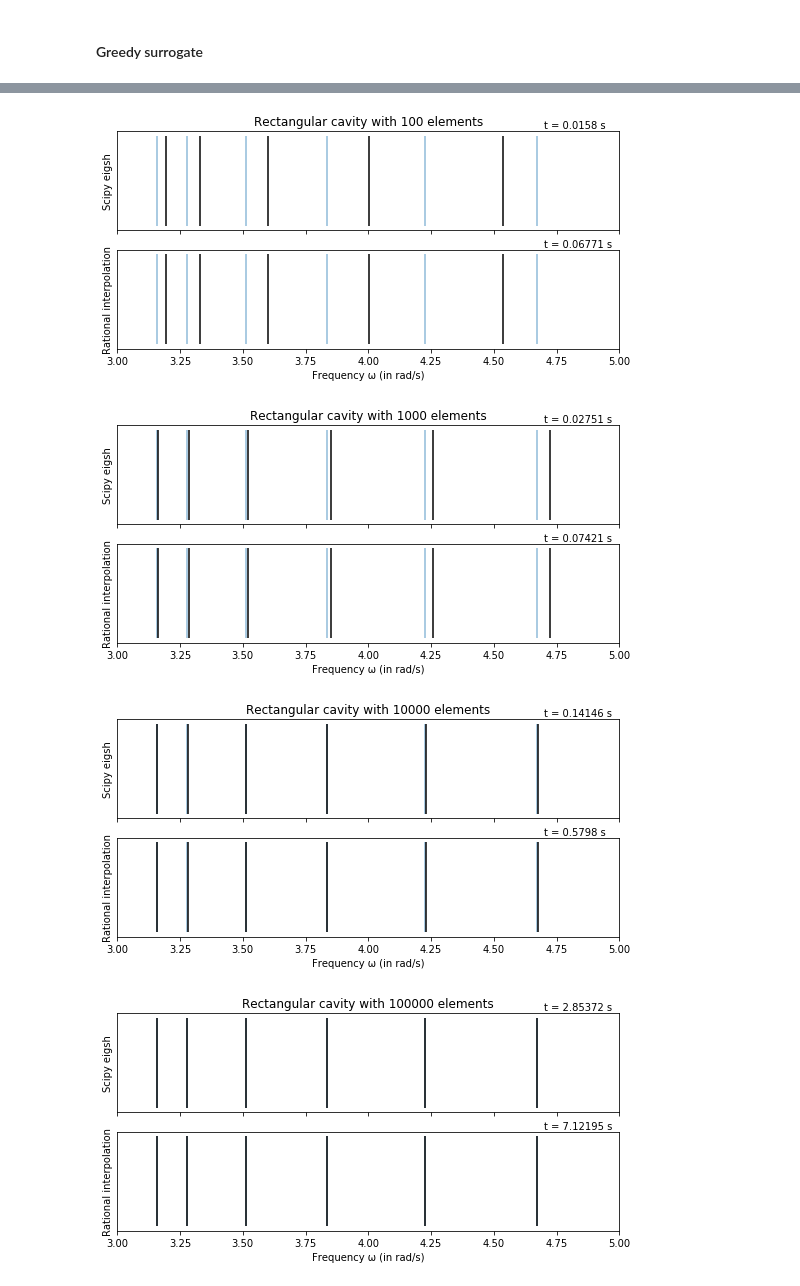
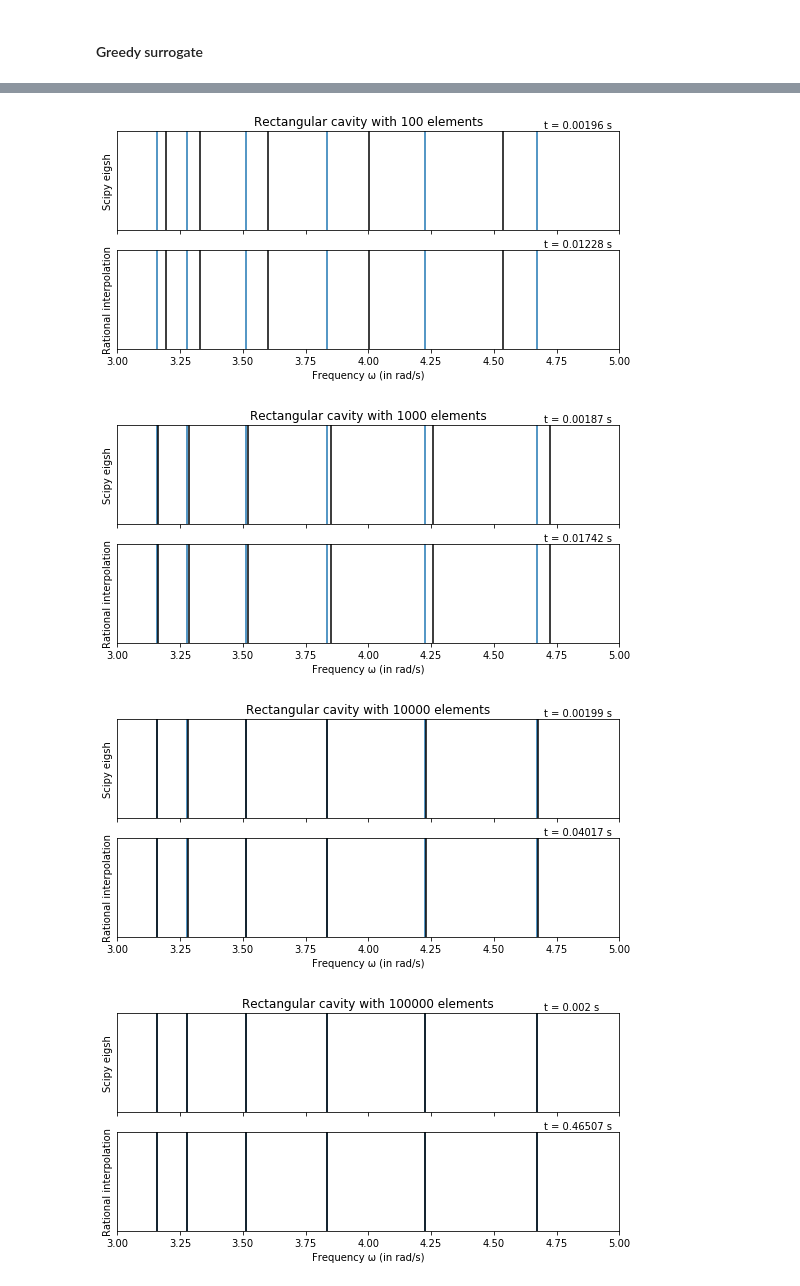
Before and after one commit to FMatti/Maxwell-MRI, a Jupyter notebook: examples/rectangular_cavity/rectangular_cavity.ipynb, the cells around one changed output, grey strips where cells are left out. Saved outputs shown, nothing was run; the diff lists cells and outputs as text; code cells hidden in the pictures.

```diff
--- a/examples/rectangular_cavity/rectangular_cavity.ipynb
+++ b/examples/rectangular_cavity/rectangular_cavity.ipynb
@@ -20,9 +20,9 @@ Lx, Ly = 5.0, 1.0
 Nx, Ny = 101, 21
 m = 1
 g_N = fen.Expression('sin(x[1]*m*pi/Ly)', degree=2, Ly=Ly, m=m)
-WG = RectangularCavity(Lx=Lx, Ly=Ly, Nx=Nx, Ny=Ny, g_N=g_N)
-WG.setup()
-WG.plot_g_N()
+RC = RectangularCavity(Lx=Lx, Ly=Ly, Nx=Nx, Ny=Ny, g_N=g_N)
+RC.setup()
+RC.plot_g_N()
 # %% [output]
 [figure]
 # %% [markdown]
@@ -35,10 +35,10 @@ WG.plot_solution()
 # %%
 class trace(fen.SubDomain):
     def inside(self, x, on_boundary):
-        return on_boundary and fen.near(x[0], 0.0) and x[1]>0.0 and x[1]<WG.Ly
+        return on_boundary and fen.near(x[0], 0.0) and x[1]>0.0 and x[1]<RC.Ly
 
-#VS = VectorSpaceL2(WG, trace())
-VS = VectorSpaceL2(WG)
+#VS = VectorSpaceL2(RC, trace())
+VS = VectorSpaceL2(RC)
 # %%
 fig, ax = plt.subplots(8, 1, figsize=(6, 15), sharex=True)
 
@@ -118,0 +99,4 @@ time.time() - t0
+# %%
+snapshots = RC.get_solution(tonumpy=True, trace=VS.get_trace())
+omegas = RC.get_frequency()
+%timeit MRI.compute_surrogate(snapshots, omegas)
@@ -121,36 +107,41 @@ time.time() - t0
 # %%
 Lx, Ly = 5.0, 1.0
 m = 1
 g_N = fen.Expression('sin(x[1]*m*pi/Ly)', degree=2, Ly=Ly, m=m)
 
 a = 3
 b = 5
+omegas = np.linspace(a, b, 100)
 
 for N in np.logspace(2, 5, 4, dtype=int):
-    WG = RectangularCavity(Lx=Lx, Ly=Ly, Nx=int(pow(N*Lx/(Lx+Ly), 0.5)), Ny=int(pow(N*Ly/(Lx+Ly), 0.5)), g_N=g_N)
-    WG.setup()
-    VS = VectorSpaceL2(WG)
+    RC = RectangularCavity(Lx=Lx, Ly=Ly, Nx=int(pow(N*Lx/(Lx+Ly), 0.5)), Ny=int(pow(N*Ly/(Lx+Ly), 0.5)), g_N=g_N)
+    RC.setup()
+    RC.solve(omegas)
+    snapshots = RC.get_solution(tonumpy=True, trace=VS.get_trace())
+    VS = VectorSpaceL2(RC)
     fig, ax = plt.subplots(2, 1, figsize=(9, 4), sharex=True)
-    helpers.plot_analytical_eigenfrequencies(ax[0], WG, a, b, alpha=0.5, color='C0')
-    t_FE = helpers.plot_numerical_eigenfrequencies(ax[0], WG, a, b, k=6, timer=True)
-    helpers.plot_analytical_eigenfrequencies(ax[1], WG, a, b, alpha=0.5, color='C0')
     t0 = time.time()
-    MRI = MinimalRationalInterpolation(WG, VS)
-    MRI.compute_surrogate('greedy', a, b, tol=1e-3, n=1000)
-    helpers.plot_interpolatory_eigenfrequencies(ax[1], MRI, VS)
+    helpers.plot_lines(ax[0], RC.get_analytical_eigenfrequencies(a, b), color='C0')
+    t_FE = time.time() - t0
+    helpers.plot_lines(ax[0], RC.get_numerical_eigenfrequencies(a, b))
+    helpers.plot_lines(ax[1], RC.get_analytical_eigenfrequencies(a, b), color='C0')
+    t0 = time.time()
+    MRI = MinimalRationalInterpolation(VS)
+    MRI.compute_surrogate(snapshots, omegas, greedy=True, tol=1e-2)
+    helpers.plot_lines(ax[1], MRI.get_interpolatory_eigenfrequencies(only_real=True))
     t_RI = time.time() - t0
     ax[0].set_title(f'Rectangular cavity with {N} elements')
     ax[0].set_ylabel('Scipy eigsh')
     ax[0].text(0.85, 1.03, f't = {round(t_FE, 5)} s', transform=ax[0].transAxes)
     ax[0].set_yticks([])
     ax[1].set_ylabel('Rational interpolation')
     ax[0].text(0.85, 1.03, f't = {round(t_RI, 5)} s', transform=ax[1].transAxes)
     ax[1].set_yticks([])
     ax[1].set_xlabel('Frequency \u03C9 (in rad/s)')
     ax[1].set_xlim(a, b)
     plt.show()
 # %% [output]
-[figure, old version]
+[figure, new version]
-[figure, old version]
+[figure, new version]
-[figure, old version]
+[figure, new version]
-[figure, old version]
+[figure, new version]
```
Also changed, not shown: parts of 15 cells of this notebook, 7 other files.
